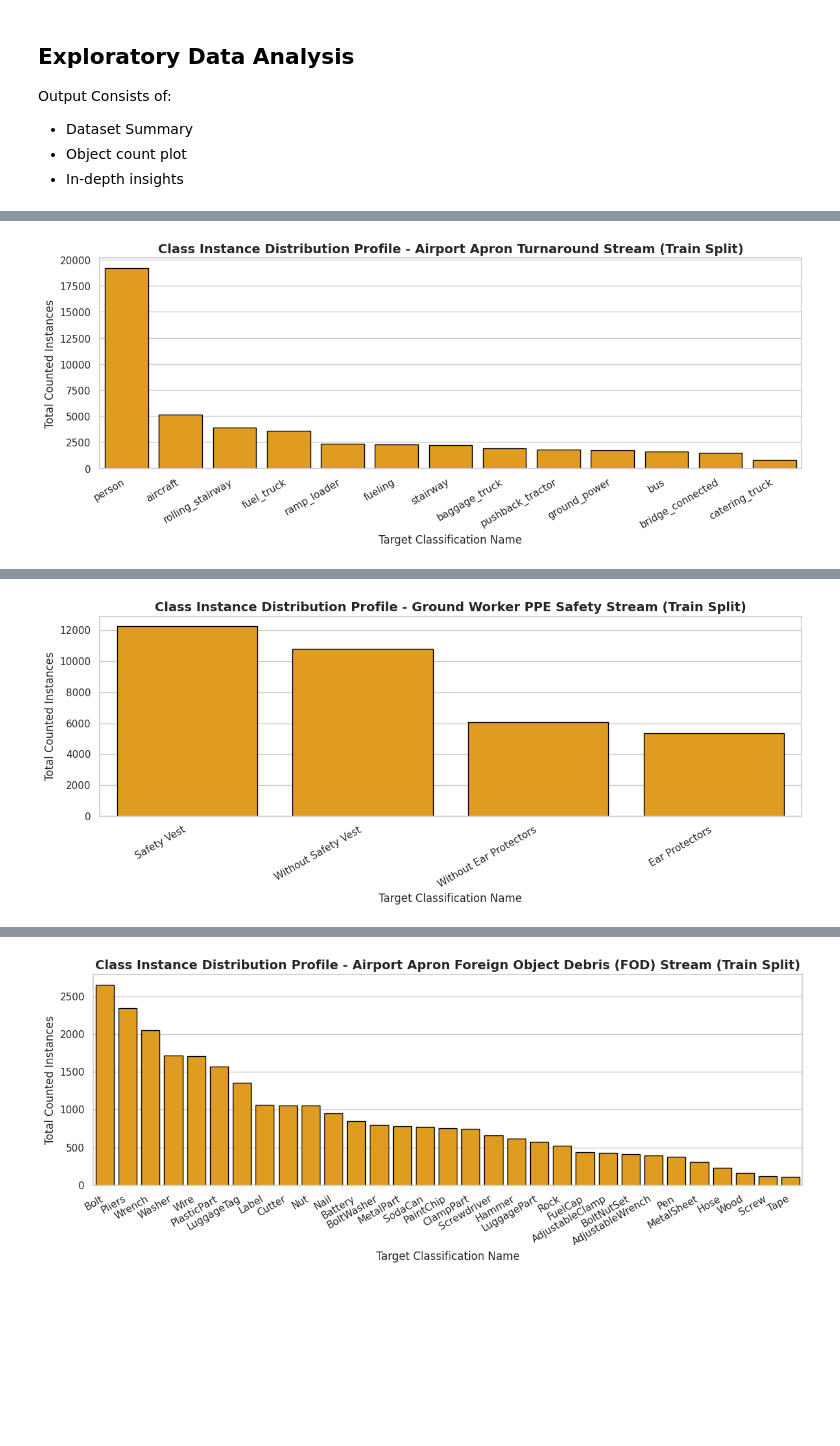
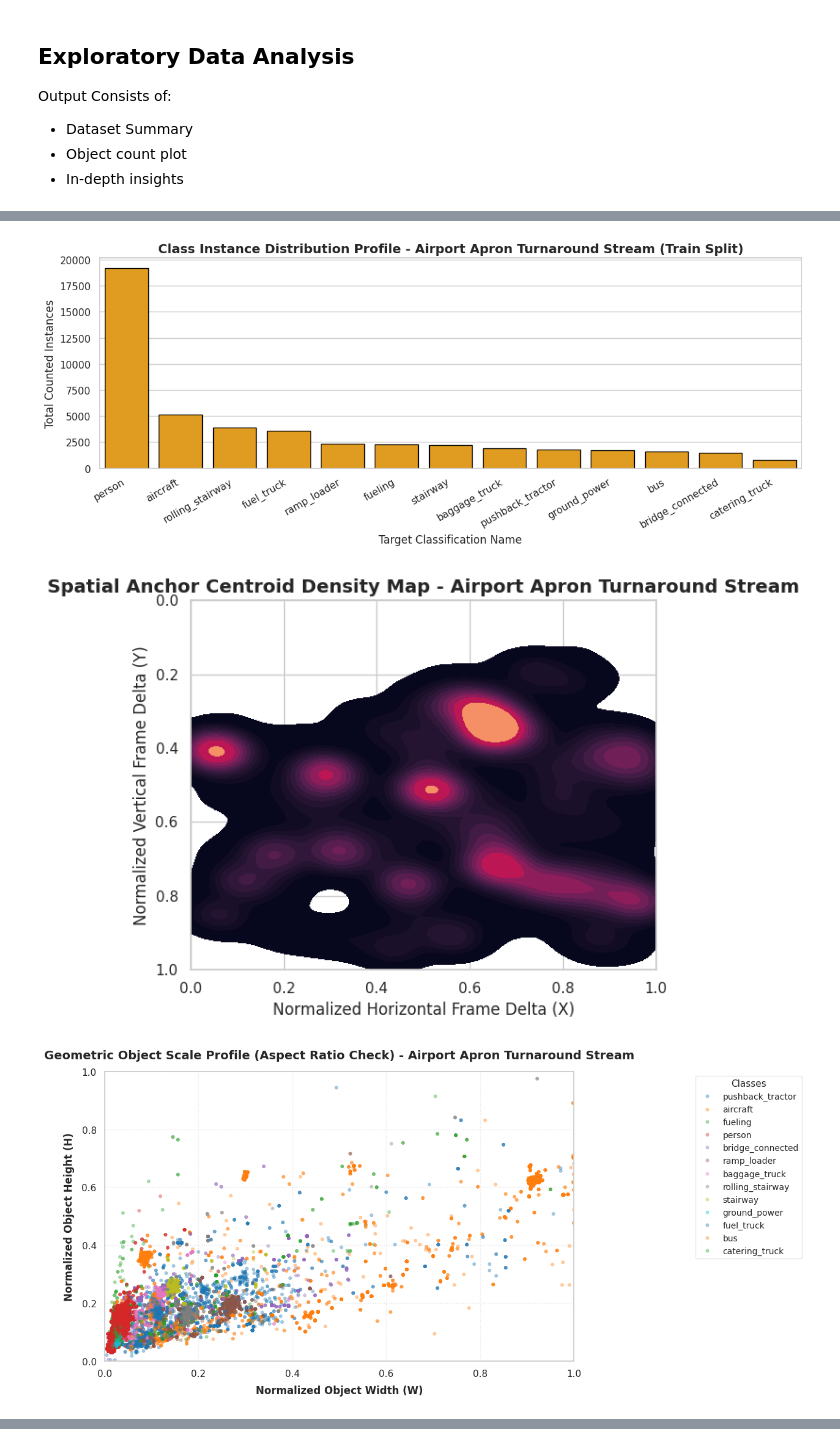
Before and after one commit to shazam-25/airport-incident-detection, a Jupyter notebook: notebooks/data-preparation-pipeline.ipynb, the cells around one changed output, grey strips where cells are left out. Saved outputs shown, nothing was run; the diff lists cells and outputs as text; code cells hidden in the pictures; blank space fills up the shorter version.

Commit message:
Modified EDA Plots. Added Model scripts.

```diff
--- a/notebooks/data-preparation-pipeline.ipynb
+++ b/notebooks/data-preparation-pipeline.ipynb
@@ -129,34 +128,37 @@ yaml_manifest = {
 for yaml_filename, stream_display_name in yaml_manifest.items():
     yaml_file_path = CONFIG_DIR / yaml_filename
 
     if not yaml_file_path.exists():
         print(f"⚠️ Configuration file missing at {yaml_file_path}")
         continue
 
     # print(f"📖 Parsing metadata configurations dynamically from: {yaml_filename}")
 
     # 1. Dynamically extract classes straight from the source file
     dynamic_classes = get_metadata_from_yaml(yaml_file_path)
 
     # 2. Automatically locate the target stream's data directory inside the YAML config
     with open(yaml_file_path, 'r') as f:
         stream_root_directory = yaml.safe_load(f).get('path')
 
     # 3. Trigger the full structural analysis suite using the parsed data
     analyze_dataset_stream(
         stream_path=stream_root_directory,
         stream_name=stream_display_name,
-        class_names=dynamic_classes
+        class_names=dynamic_classes,
+        base_path=BASE_DIR,
     )
 # %% [output]
 📊 STARTING IN-DEPTH EDA FOR AIRPORT APRON TURNAROUND STREAM
 
 📈 DATASET SPLIT INFRASTRUCTURE PROFILE:
 Split  Image Count  Total Bounding Boxes
 Train         8192                 47742
   Val         1050                  5951
  Test          498                  2785
 [figure]
+[figure, new version]
+[figure, new version]
 🔍 INSIGHT SUMMARY FOR AIRPORT APRON TURNAROUND STREAM:
     - Average Scene Congestion Density: 5.83 objects per frame.
     - Mean Object Spatial Footprint: 0.8955% of image total frame canvas area.
@@ -170,4 +172,3 @@ Split  Image Count  Total Bounding Boxes
 Train         9856                 34501
   Val          786                  1977
  Test          664                  1606
-[figure, old version]
@@ -187 +190,0 @@ Train        27034                 27593
-[figure, old version]
```
Also changed, not shown: parts of 2 cells of this notebook, 15 other files.
